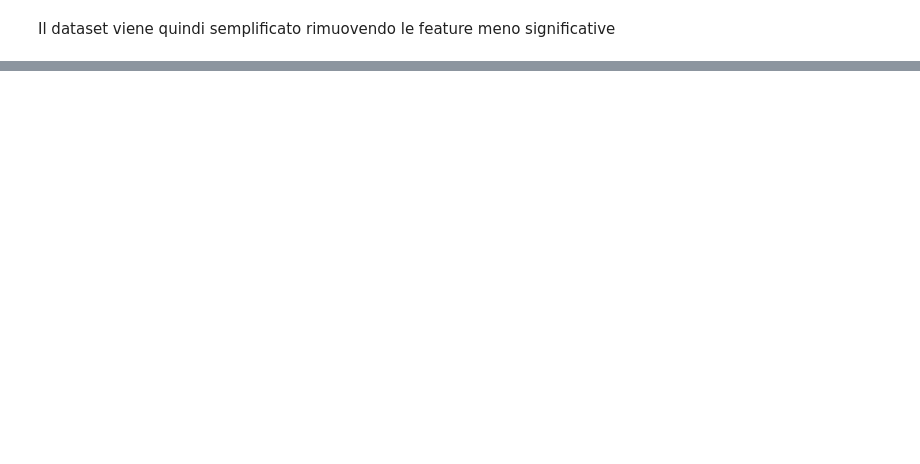
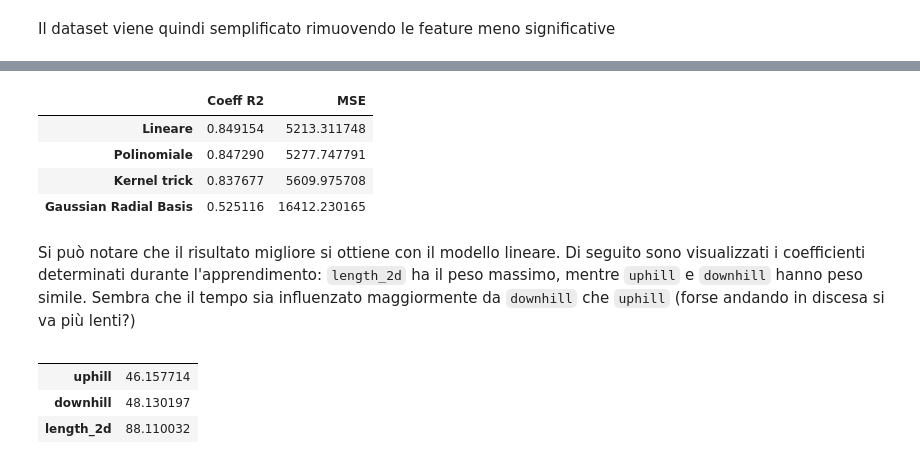
Before and after one commit to Carlovan/hiking-time-predictor, a Jupyter notebook: Progetto.ipynb, the cells around one changed output, grey strips where cells are left out. Cells and saved outputs as stored; diff of their text form; code cells hidden in the pictures; blank space fills up the shorter version.

```diff
--- a/Progetto.ipynb
+++ b/Progetto.ipynb
@@ -518,0 +332,3 @@ Alpha: 0.1
+# %%
+X_tmp = X_all.copy()
+X_tmp.drop(columns=['difficulty', 'min_elevation', 'max_elevation'], inplace=True)
@@ -518,0 +337,2 @@ Alpha: 0.1
+# %%
+X, X_test, y, y_test = train_test_split(X_tmp, y_all, test_size=1/4, shuffle=True, random_state=42)
@@ -518,0 +496,20 @@ Alpha: 0.1
+# %%
+models = [linear_model, poly_model, kernel_model, gaussian_model]
+pd.DataFrame([[m.score(X_test, y_test), mean_squared_error(y_test, m.predict(X_test))] for m in models],
+             index=['Lineare', 'Polinomiale', 'Kernel trick', 'Gaussian Radial Basis'],
+             columns=['Coeff R2', 'MSE'])
+# %% [output]
+|  | Coeff R2 | MSE |
+| Lineare | 0.849154 | 5213.311748 |
+| Polinomiale | 0.847290 | 5277.747791 |
+| Kernel trick | 0.837677 | 5609.975708 |
+| Gaussian Radial Basis | 0.525116 | 16412.230165 |
+# %% [markdown]
+Si può notare che il risultato migliore si ottiene con il modello lineare. Di seguito sono visualizzati i coefficienti determinati durante l'apprendimento: `length_2d` ha il peso massimo, mentre `uphill` e `downhill` hanno peso simile. Sembra che il tempo sia influenzato maggiormente da `downhill` che `uphill` (forse andando in discesa si va più lenti?)
+# %%
+pd.DataFrame(linear_model.named_steps['linreg'].coef_, index=X.columns, columns=[''])
+# %% [output]
+|  |  |
+| uphill | 46.157714 |
+| downhill | 48.130197 |
+| length_2d | 88.110032 |
```
Also changed, not shown: parts of 55 cells of this notebook.
